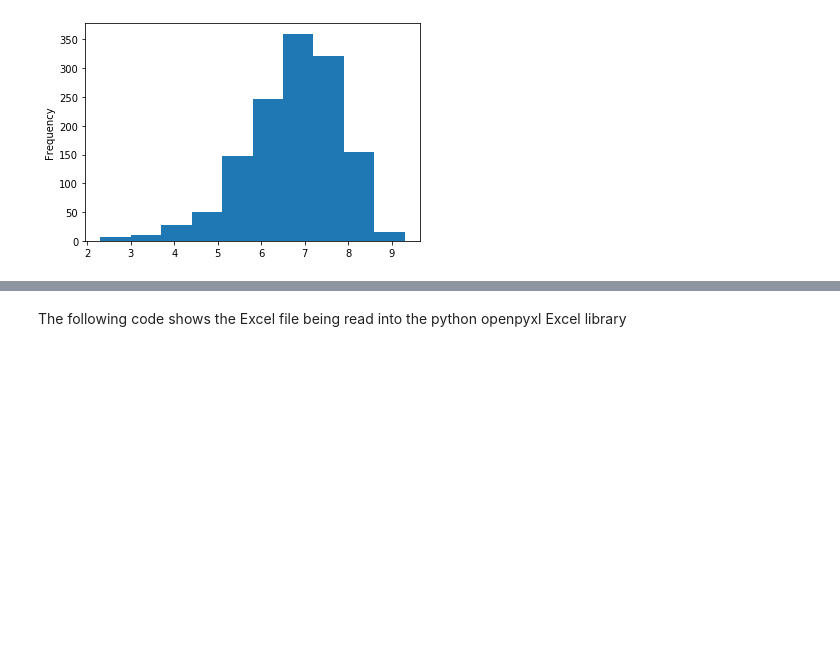
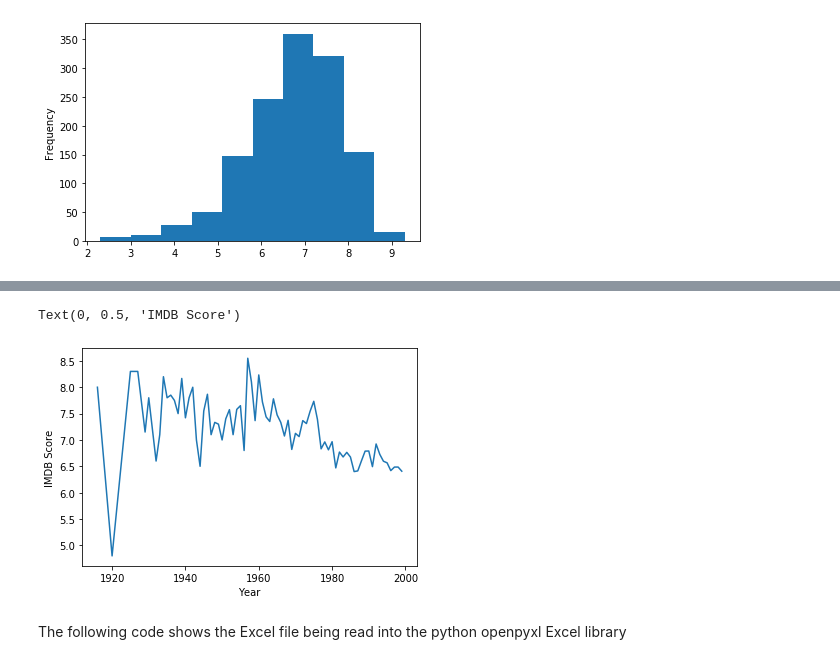
Before and after one commit to LBJ-Wade/python-demo, a Jupyter notebook: demo.ipynb, the cells around one changed output, grey strips where cells are left out. Drawn from its saved outputs; the diff is of its cells as text; code cells hidden in the pictures; blank space fills up the shorter version.

```diff
--- a/demo.ipynb
+++ b/demo.ipynb
@@ -39,3 +52,6 @@ df['IMDB Score'].plot(kind="hist")
 plt.show()
 # %% [output]
 [figure]
+# %%
+# Create pivot table using year
+table = pd.pivot_table(df, index='Year').reset_index('Year')
@@ -42,3 +67,11 @@ plt.show()
+# %%
+# Plot average IMDB rating as a function of year
+plt.plot(table['Year'], table['IMDB Score'])
+plt.xlabel('Year')
+plt.ylabel('IMDB Score')
+# %% [output]
+Text(0, 0.5, 'IMDB Score')
+[figure, added]
 # %% [markdown]
 The following code shows the Excel file being read into the python openpyxl Excel library
 # %%
```
Also changed, not shown: parts of 2 cells of this notebook.
